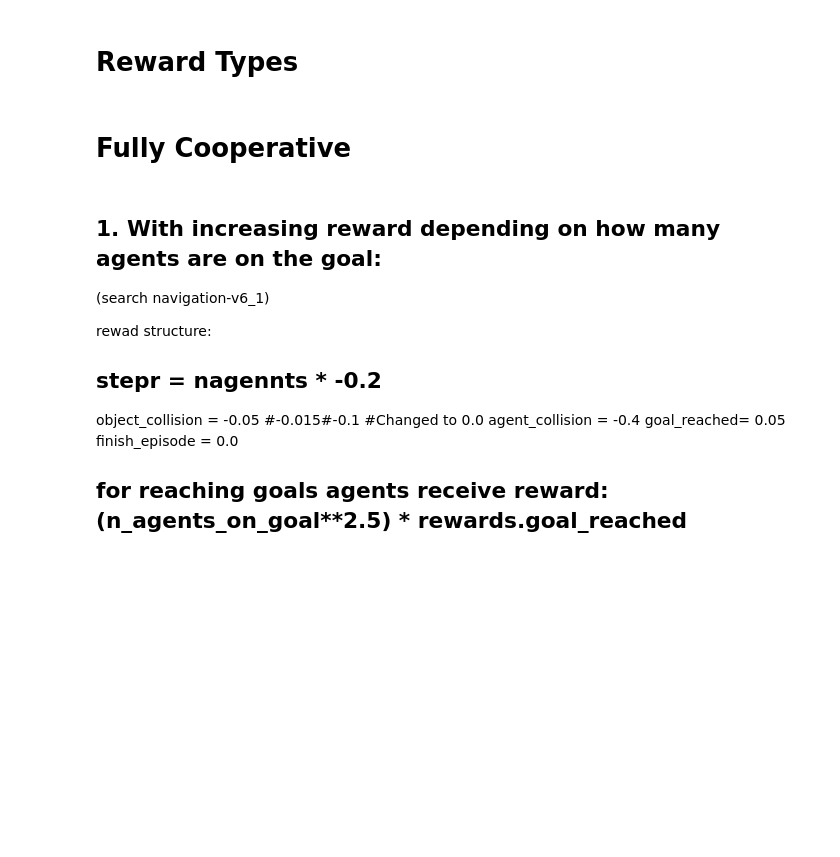
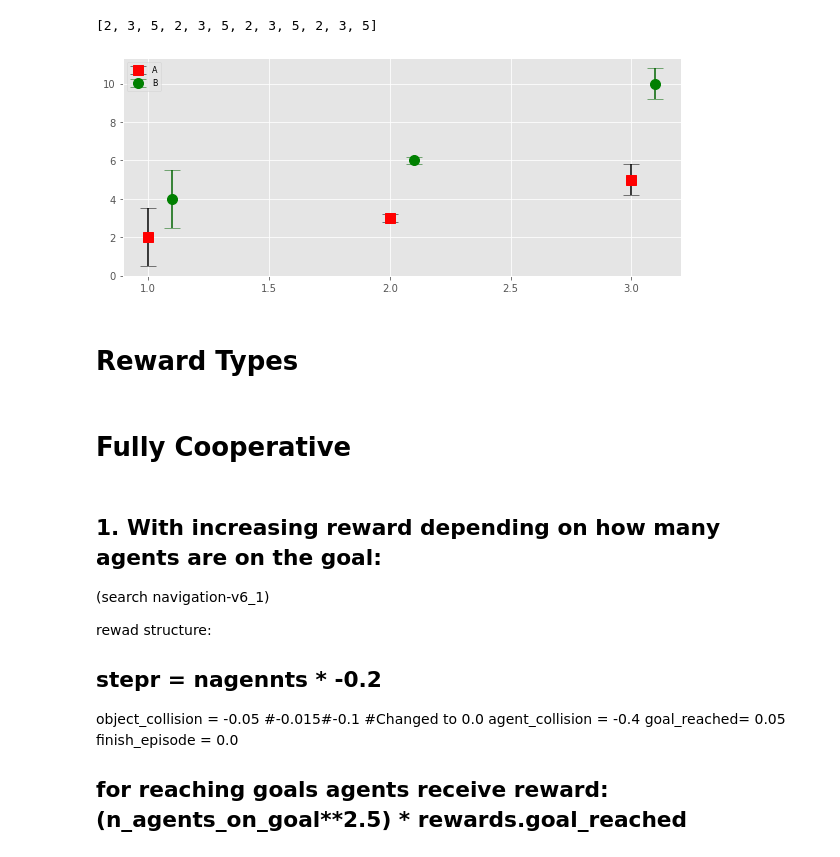
Before and after one commit to Jamesellis51015/Multi-Agent-Path-Finding-with-Reinforcement-Learning, a Jupyter notebook: Experiments/plots/Reward Structure.ipynb, the cells around one changed output. Saved outputs shown, nothing was run; the diff lists cells and outputs as text; code cells hidden in the pictures; blank space fills up the shorter version.

```diff
--- a/Experiments/plots/Reward Structure.ipynb
+++ b/Experiments/plots/Reward Structure.ipynb
@@ -193,3 +203,22 @@ def make_csv(table_dict, name):
     f.write(csv_txt)
     f.close()
     #print(csv_txt)
+# %%
+y = [2,3,5]
+
+print(y2)
+# %% [output]
+[2, 3, 5, 2, 3, 5, 2, 3, 5, 2, 3, 5]
+# %%
+x = [1,2,3]
+y = [2,3,5]
+y_err = [1.5, 0.2, 0.8]
+fig, (ax1) = plt.subplots(1,1, figsize=(10,4))
+ax1.errorbar(x,y, yerr = y_err, fmt = 's', ms = 10, capsize = 8.0, capthick = 0.5, ecolor = 'k', label= 'A')
+y2 = [i*2 for i in y]
+x2 = [i+0.1 for i in x]
+ax1.errorbar(x2,y2, yerr = y_err, color='g', fmt = 'o', ms = 10, capsize = 8.0, capthick = 0.5, ecolor = 'darkgreen', label = "B")
+ax1.legend()
+plt.show()
+# %% [output]
+[figure, added]
```
Also changed, not shown: parts of 47 cells of this notebook, 25 other files.
